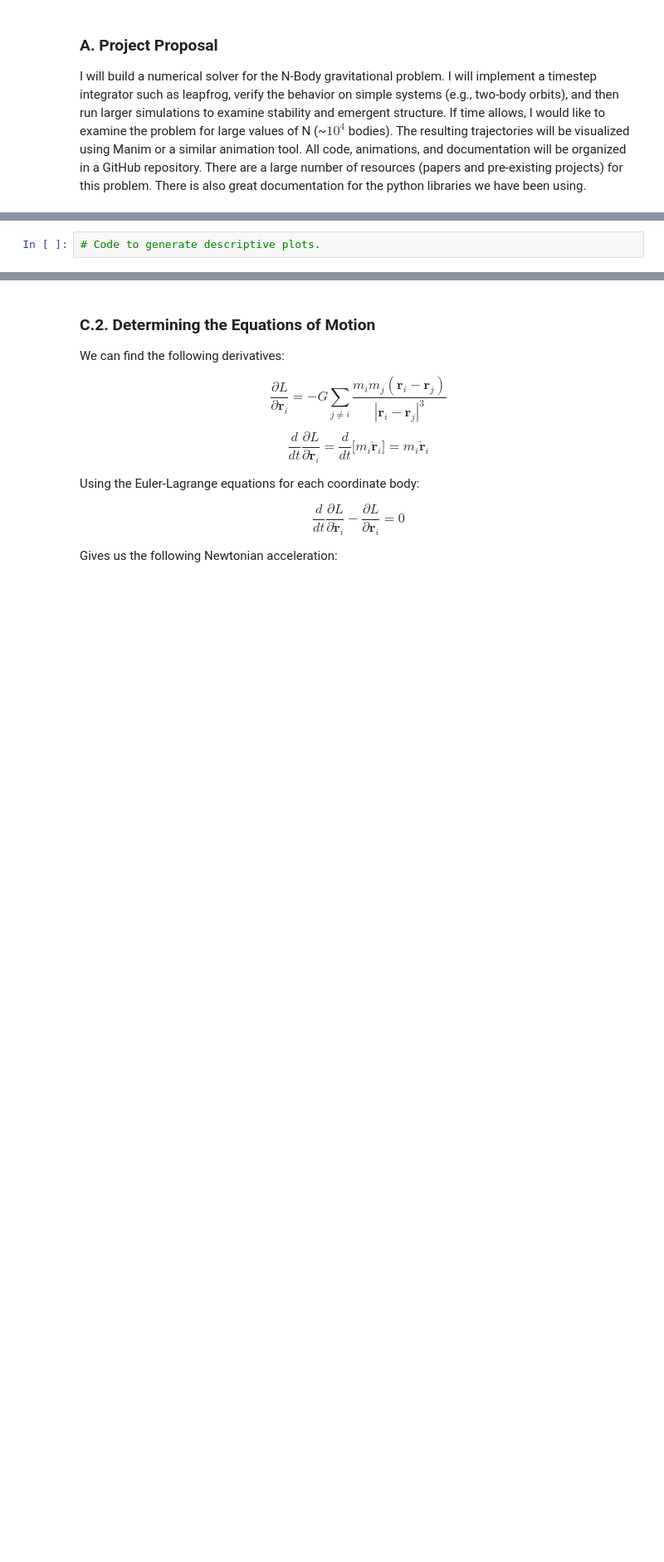
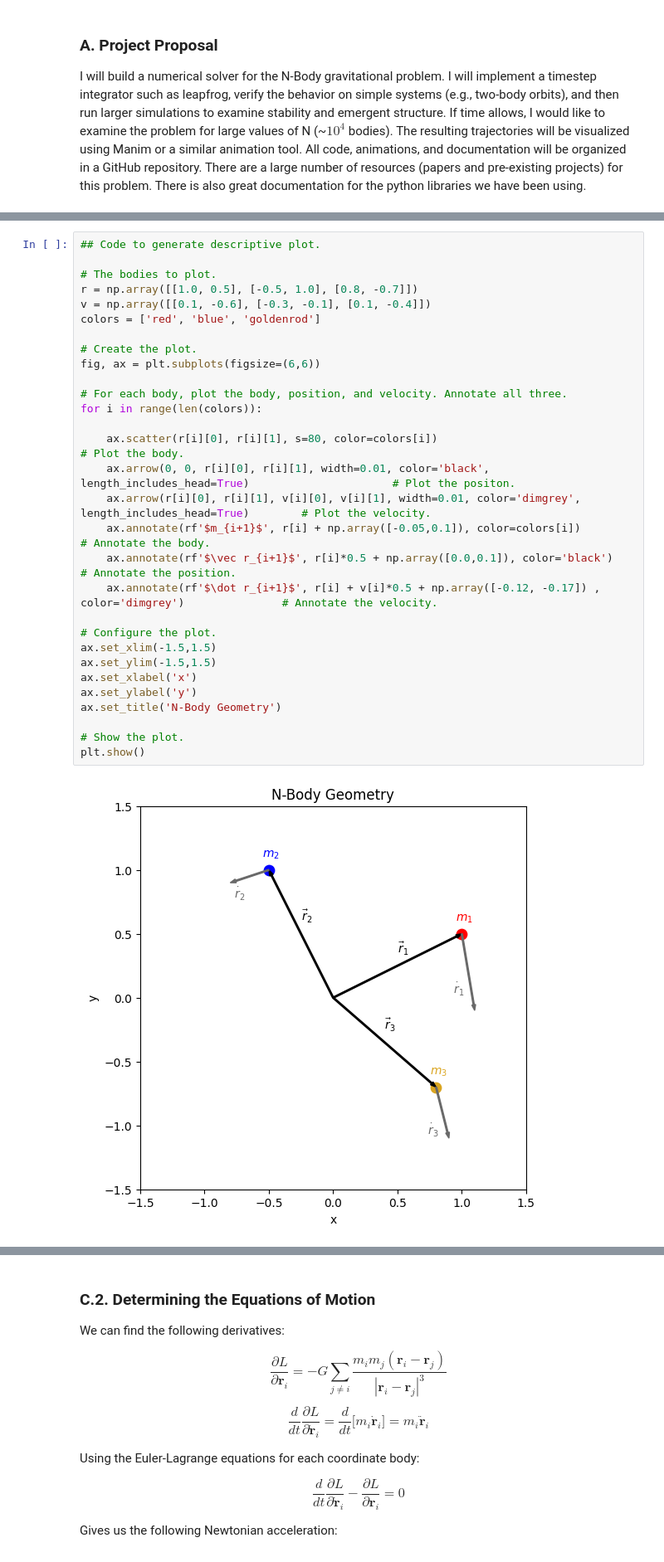
Before and after one commit to Xander-Carroll/PHYSICS5300-NBody-Final, a Jupyter notebook: FinalProject.ipynb, the cells around one changed output, grey strips where cells are left out. Shown: that part at 83% size. Drawn from its saved outputs; the diff is of its cells as text; blank space fills up the shorter version.

```diff
--- a/FinalProject.ipynb
+++ b/FinalProject.ipynb
@@ -49,5 +50,35 @@ PLOTS SHOWING THE SYSTEM WITH COORDINATES ETC, ETC
 # %%
-# Code to generate descriptive plots.
+## Code to generate descriptive plot.
+
+# The bodies to plot.
+r = np.array([[1.0, 0.5], [-0.5, 1.0], [0.8, -0.7]])
+v = np.array([[0.1, -0.6], [-0.3, -0.1], [0.1, -0.4]])
+colors = ['red', 'blue', 'goldenrod']
+
+# Create the plot.
+fig, ax = plt.subplots(figsize=(6,6))
+
+# For each body, plot the body, position, and velocity. Annotate all three.
+for i in range(len(colors)):
+
+    ax.scatter(r[i][0], r[i][1], s=80, color=colors[i])                                                         # Plot the body.
+    ax.arrow(0, 0, r[i][0], r[i][1], width=0.01, color='black', length_includes_head=True)                      # Plot the positon.
+    ax.arrow(r[i][0], r[i][1], v[i][0], v[i][1], width=0.01, color='dimgrey', length_includes_head=True)        # Plot the velocity.
+    ax.annotate(rf'$m_{i+1}$', r[i] + np.array([-0.05,0.1]), color=colors[i])                                   # Annotate the body.
+    ax.annotate(rf'$\vec r_{i+1}$', r[i]*0.5 + np.array([0.0,0.1]), color='black')                              # Annotate the position.
+    ax.annotate(rf'$\dot r_{i+1}$', r[i] + v[i]*0.5 + np.array([-0.12, -0.17]) , color='dimgrey')               # Annotate the velocity.
+
+# Configure the plot.
+ax.set_xlim(-1.5,1.5)
+ax.set_ylim(-1.5,1.5)
+ax.set_xlabel('x')
+ax.set_ylabel('y')
+ax.set_title('N-Body Geometry')
+
+# Show the plot.
+plt.show()
+# %% [output]
+[figure, added]
 # %% [markdown]
 ### C.1. Determining the Lagrangian
 
```
Also changed, not shown: parts of 14 cells of this notebook.
